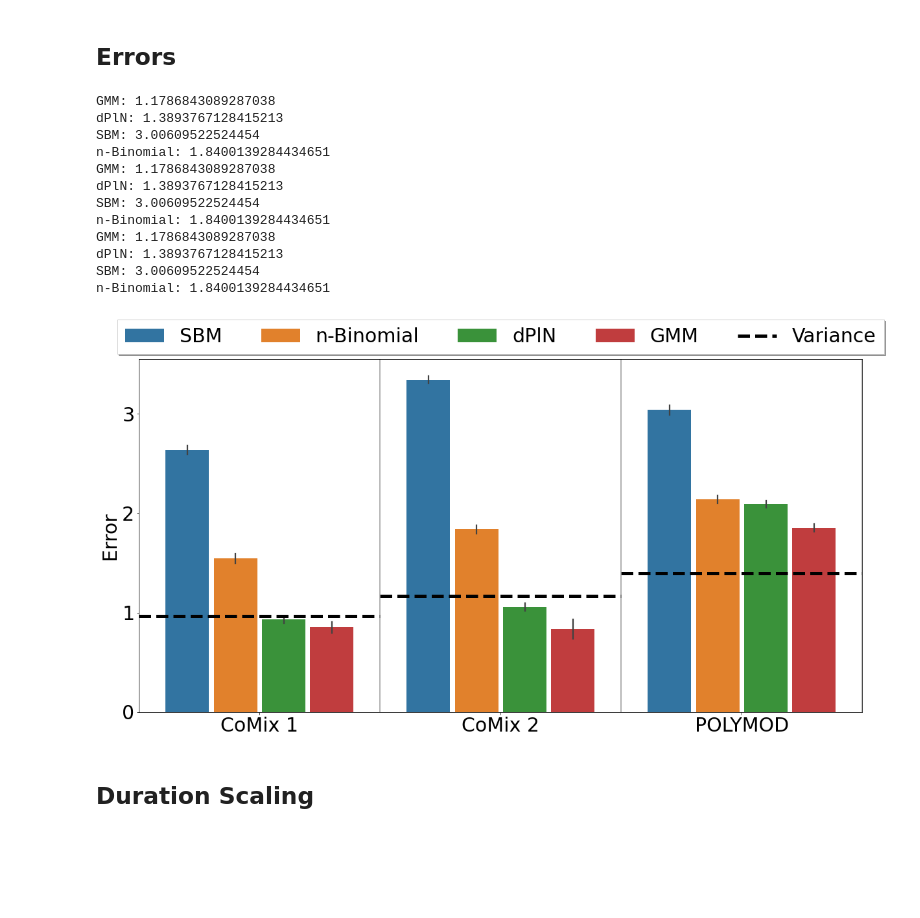
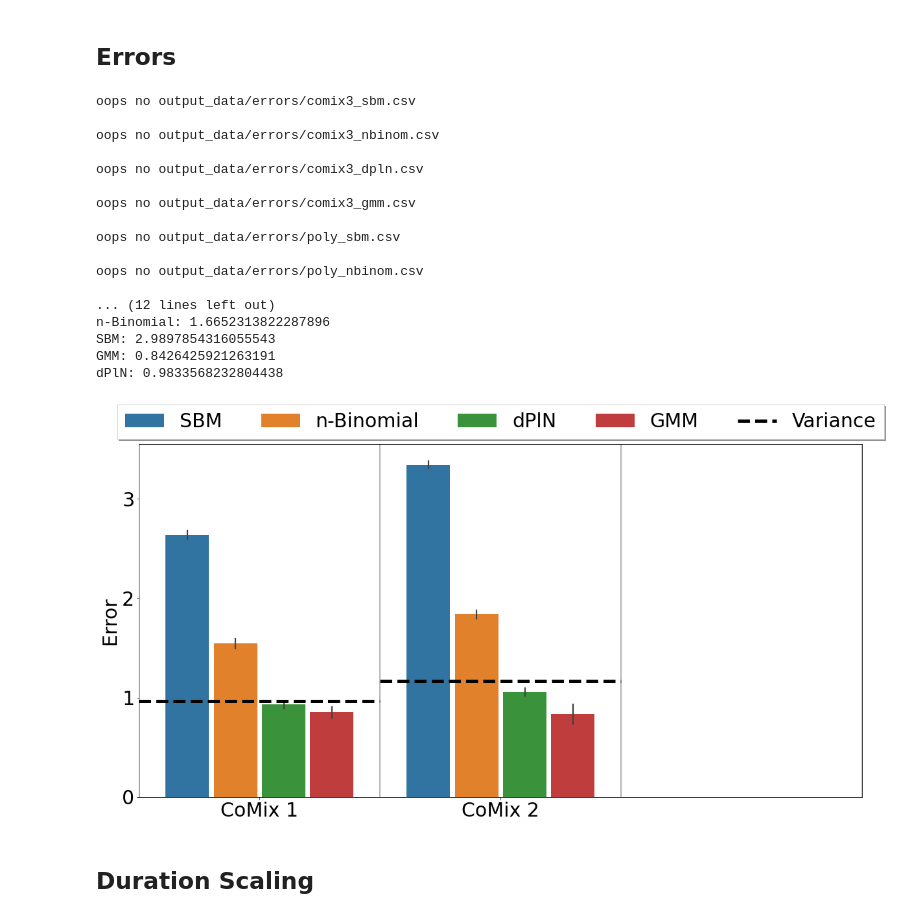
Before and after one commit to LukeMurrayKearney/Data-Driven-Networks-Code, a Jupyter notebook: figs.ipynb, the cells around one changed output. Drawn from its saved outputs; the diff is of its cells as text; code cells hidden in the pictures; blank space fills up the shorter version.

```diff
--- a/figs.ipynb
+++ b/figs.ipynb
@@ -189,9 +182,9 @@ import numpy as np
 import pandas as pd
 import seaborn as sns
 # %%
-datas = ['comix1', 'comix2', 'poly']
+datas = ['comix1', 'comix2', 'comix3', 'poly']
 models = ['sbm', 'nbinom', 'dpln','gmm']
-data_names = ['CoMix 1', 'CoMix 2', 'POLYMOD']
+data_names = ['CoMix 1', 'CoMix 2', 'CoMix 3' 'POLYMOD']
 model_names = ['SBM', 'n-Binomial', 'dPlN','GMM']
 
 df, var = pd.DataFrame({}), pd.DataFrame({})
@@ -216,46 +209,51 @@ sns.barplot(data=df_reduced, x='Data', y='Error', hue='Model',errorbar=('sd',3),
 
 for data in data_names:
     df_less = df_reduced[df_reduced['Data'] == data]
     for key in set(df_reduced['Model']):
         print(f"{key}: {np.mean(df_reduced[df_reduced['Model'] == key]['Error'])}")
 
 ## variance line
 for i, data in enumerate(data_names):
     var_less = var[var['Data'] == data]
     mean = np.mean(var_less['Error'])
     plt.plot([-1/2+i,1/2+i],[mean, mean], '--k', linewidth = 5, label='Variance' if i==0 else '')
 
 # sns.violinplot(data=df_reduced, x='Data', y='Error', hue='Model')
 # sns.boxplot(data=df, x='Data', y='Error', hue='Model')
 # plt.yscale('log')
 
 for pos in range(3):  # Skip the last position
     plt.axvline(x=pos+1/2, color='gray', alpha=0.6, linewidth=2)
     # print(pos, np.mean(df[(df['Model'] == 'Reconstruction') & (df['Data'] == datas[pos])]['Error']))
     # plt.plot([pos-1/2+2e-3, pos+1/2-5e-3], [np.mean(df[(df['Model'] == 'Reconstruction') & (df['Data'] == datas[pos])]['Error']), np.mean(df[(df['Model'] == 'Reconstruction') & (df['Data'] == datas[pos])]['Error'])], 'k--', label='Model Variance' if pos==0 else '', linewidth=5)
 plt.xlim([-1/2, 5/2])
 plt.xlabel('')
 
 plt.yticks([0,1,2,3])
 # plt.yscale('log')
 plt.legend(loc='upper center', bbox_to_anchor=(0.5, 1.14), ncol=5, fancybox=False, shadow=True)
 plt.savefig('error_plots.png', bbox_inches='tight')
 
 plt.show()
 # %% [output]
-GMM: 1.1786843089287038
-dPlN: 1.3893767128415213
-SBM: 3.00609522524454
-n-Binomial: 1.8400139284434651
-GMM: 1.1786843089287038
-dPlN: 1.3893767128415213
-SBM: 3.00609522524454
-n-Binomial: 1.8400139284434651
-GMM: 1.1786843089287038
-dPlN: 1.3893767128415213
-SBM: 3.00609522524454
-n-Binomial: 1.8400139284434651
+oops no output_data/errors/comix3_sbm.csv
+
+oops no output_data/errors/comix3_nbinom.csv
+
+oops no output_data/errors/comix3_dpln.csv
+
+oops no output_data/errors/comix3_gmm.csv
+
+oops no output_data/errors/poly_sbm.csv
+
+oops no output_data/errors/poly_nbinom.csv
+
+... (12 lines left out)
+n-Binomial: 1.6652313822287896
+SBM: 2.9897854316055543
+GMM: 0.8426425921263191
+dPlN: 0.9833568232804438
-[figure, old version]
+[figure, new version]
 # %% [markdown]
 ## Duration Scaling
 # %%
```
Also changed, not shown: parts of 5 cells of this notebook, 3 other files.
